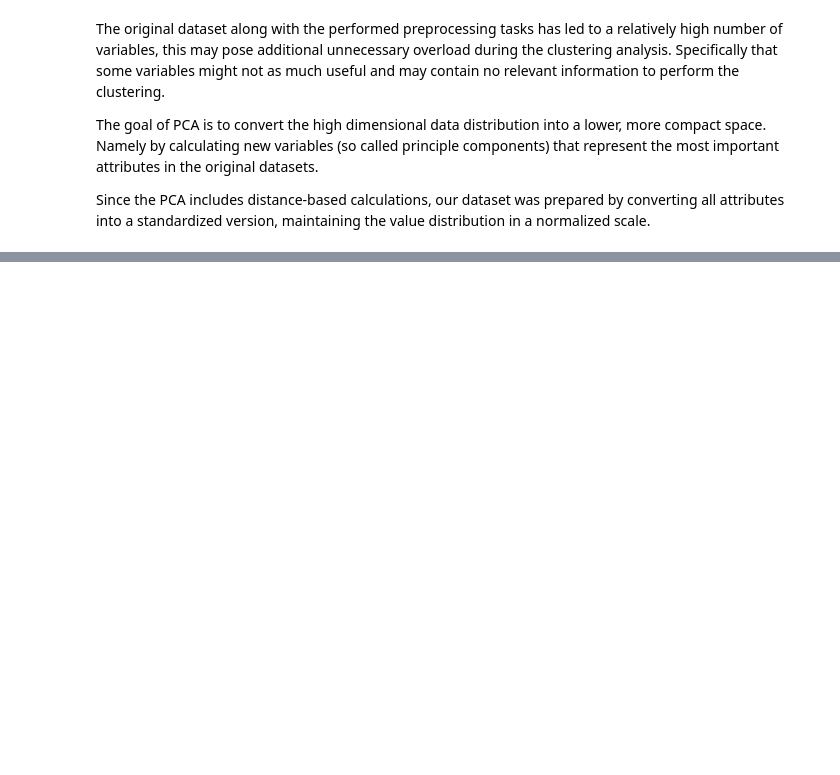
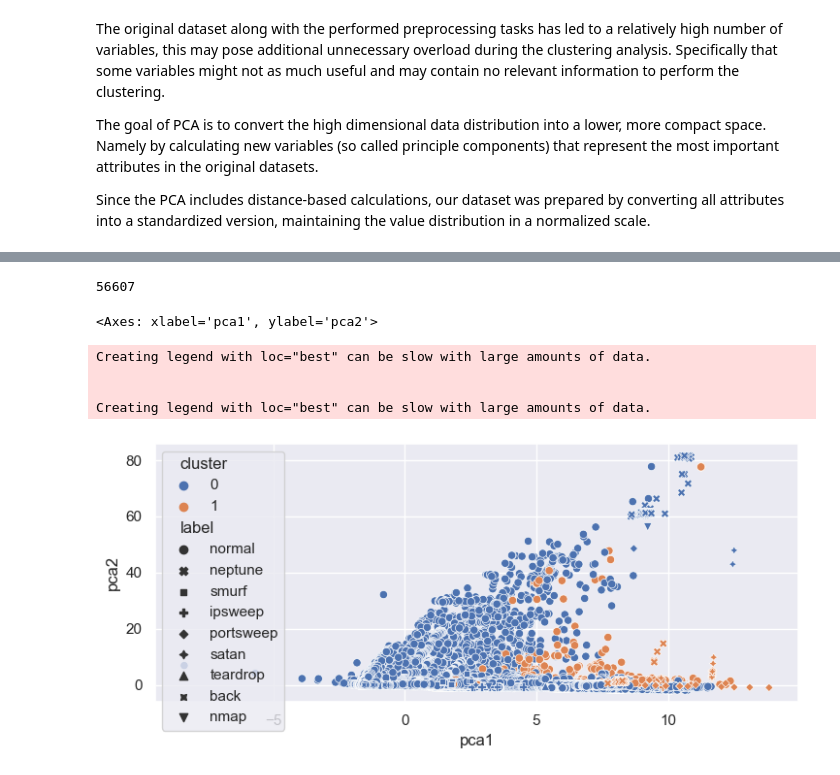
Before and after one commit to sinanw/ml-clustering-intrusion-detection, a Jupyter notebook: notebooks/3-data-analysis.ipynb, the cells around one changed output, grey strips where cells are left out. Saved outputs shown, nothing was run; the diff lists cells and outputs as text; code cells hidden in the pictures; blank space fills up the shorter version.

```diff
--- a/notebooks/3-data-analysis.ipynb
+++ b/notebooks/3-data-analysis.ipynb
@@ -54,8 +57,8 @@ Since the PCA includes distance-based calculations, our dataset was prepared by
 labels = data["labels"]
 data.drop("labels", axis="columns", inplace=True)
 # %%
-pca = PCA(.8, svd_solver='full')
-pca.fit(data)
+pca = PCA(n_components=10)
+pca_data = pca.fit_transform(data)
 print(len(pca.explained_variance_ratio_))
 print(pca.explained_variance_ratio_)
 # %% [output]
@@ -84,0 +72,2 @@ array(['pca0', 'pca1', 'pca2', 'pca3', 'pca4', 'pca5', 'pca6', 'pca7',
+# %%
+ddd = pd.DataFrame(pca_results, columns=pca.get_feature_names_out(), index=data.index)
@@ -84,0 +98,4 @@ array(['pca0', 'pca1', 'pca2', 'pca3', 'pca4', 'pca5', 'pca6', 'pca7',
+# %%
+len([x for x in kmeans.labels_ if x == 0])
+# %% [output]
+56607
@@ -84,0 +105,9 @@ array(['pca0', 'pca1', 'pca2', 'pca3', 'pca4', 'pca5', 'pca6', 'pca7',
+# %%
+sns.scatterplot(data=ddd, x="pca1", y="pca2", hue="cluster", style="label")
+# %% [output]
+<Axes: xlabel='pca1', ylabel='pca2'>
+Creating legend with loc="best" can be slow with large amounts of data.
+
+
+Creating legend with loc="best" can be slow with large amounts of data.
+[figure, added]
```
Also changed, not shown: parts of 10 cells of this notebook, 2 other files.
